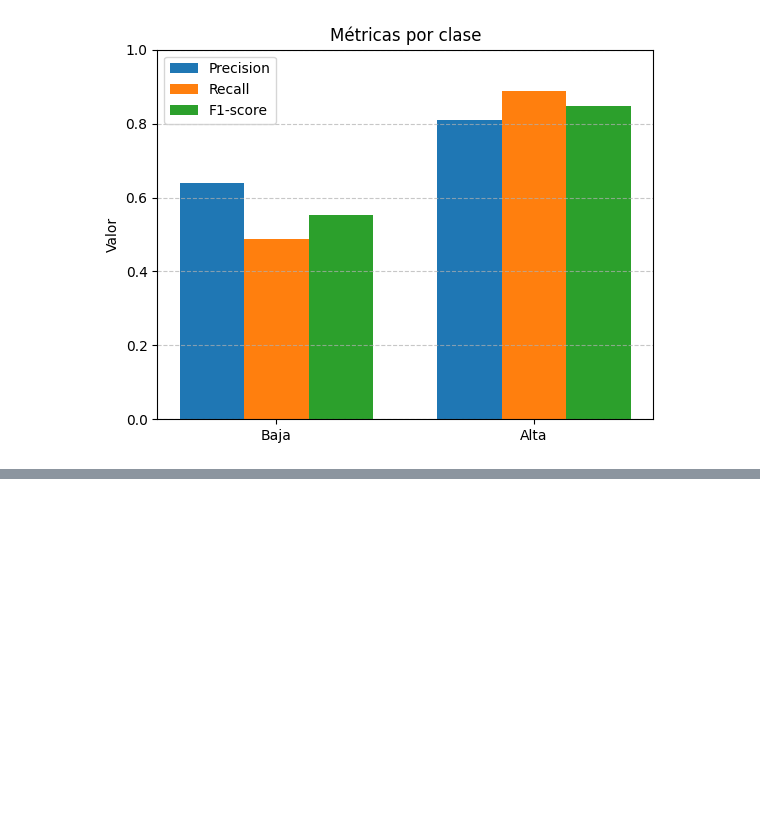
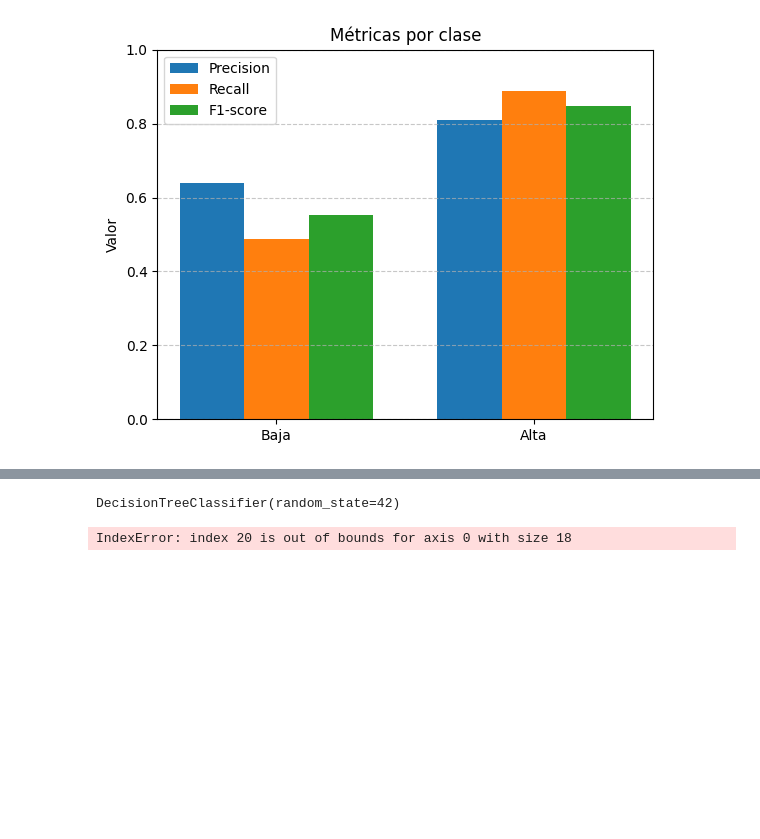
Before and after one commit to Anyeladr/taller, a Jupyter notebook: session-01/notebooks/Sesion 1.ipynb, the cells around one changed output, grey strips where cells are left out. Drawn from its saved outputs; the diff is of its cells as text; code cells hidden in the pictures; blank space fills up the shorter version.

Commit message:
Arbol sin poda

```diff
--- a/session-01/notebooks/Sesion 1.ipynb
+++ b/session-01/notebooks/Sesion 1.ipynb
@@ -333,0 +365,18 @@ plt.show()
+# %%
+data = pd.read_csv ('../../datos/Base_Taller_Limpia.csv',sep= ';')
+X = data.drop(columns=['Ingresos'])
+y = data['Empl_Admon']
+X_train, X_test, y_train, y_test = train_test_split(X, y, test_size=0.3, random_state=42)
+# %%
+tree_full = DecisionTreeClassifier(random_state=42)
+tree_full.fit(X_train, y_train)
+# %% [output]
+DecisionTreeClassifier(random_state=42)
+# %%
+plt.figure(figsize=(20,8))
+plot_tree(tree_full, feature_names=X.columns, class_names=y.unique().astype(str), filled=True, max_depth=3)
+plt.title("Árbol sin poda (visualización parcial)")
+plt.show()
+# %% [output]
+IndexError: index 20 is out of bounds for axis 0 with size 18
+[figure, added]
```
Also changed, not shown: parts of 2 cells of this notebook, 1 other file.
